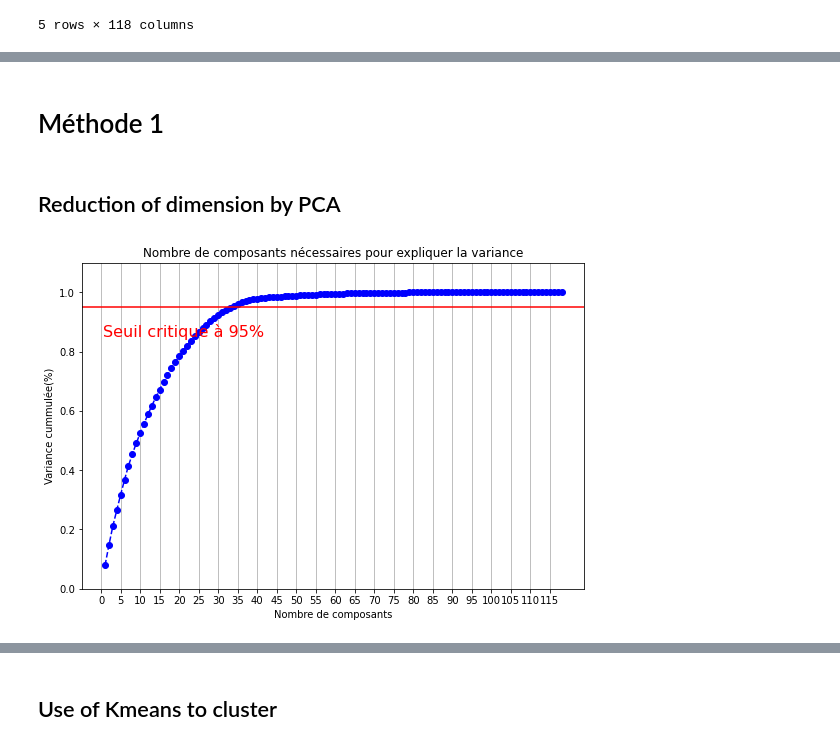
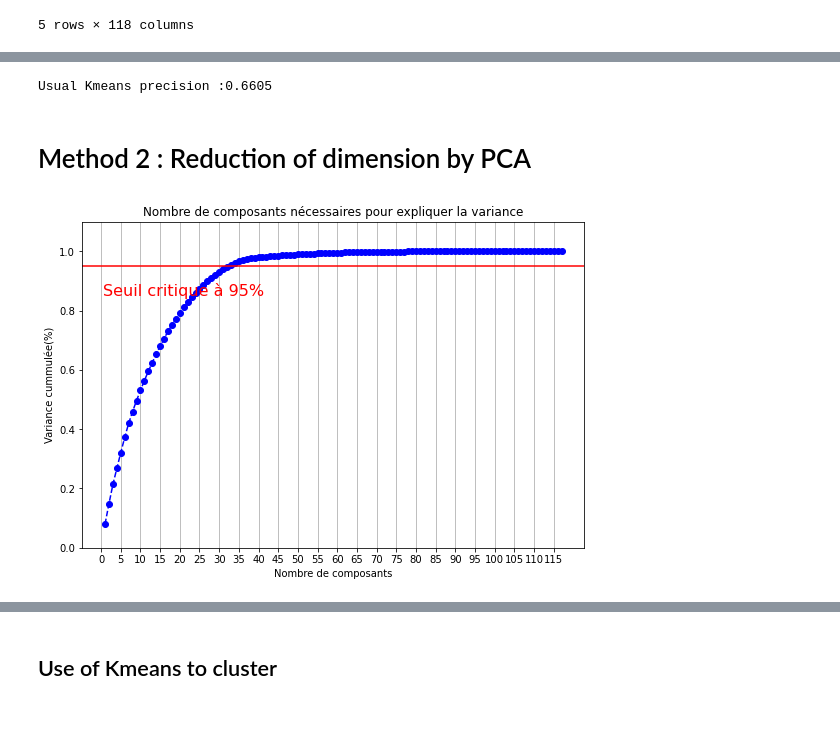
Before and after one commit to bgtm/attrition_prediction, a Jupyter notebook: notebooks/clustering.ipynb, the cells around one changed output, grey strips where cells are left out. Drawn from its saved outputs; the diff is of its cells as text; code cells hidden in the pictures; blank space fills up the shorter version.

```diff
--- a/notebooks/clustering.ipynb
+++ b/notebooks/clustering.ipynb
@@ -68,3 +83,6 @@ X_process.head()
 | 3 | 0.357143 | 0.0 | 0.923407 | 0.071429 | 0.75 | 1.000000 | 0.0 | 0.371429 | ... |
 | 4 | 0.214286 | 0.0 | 0.350036 | 0.035714 | 0.00 | 0.000000 | 1.0 | 0.142857 | ... |
 5 rows × 118 columns
+# %%
+y = X_process["y"]
+X_process = X_process.drop(columns=['y'])
@@ -71,4 +119,7 @@ X_process.head()
+# %%
+accuracy_kmeans = acc(y, y_pred_kmeans)
+print ('Usual Kmeans precision :' + str(round(accuracy_kmeans, 4)))
+# %% [output]
+Usual Kmeans precision :0.6605
 # %% [markdown]
-# Méthode 1
+# Method 2 : Reduction of dimension by PCA
-# %% [markdown]
-## Reduction of dimension by PCA
@@ -78,26 +126,26 @@ from sklearn.cluster import KMeans, DBSCAN #clustering methods
 # %%
 pca = PCA().fit(X_process)
 
 plt.rcParams["figure.figsize"] = (9,6)
 
 fig, ax = plt.subplots()
-xi = np.arange(1, 119, step=1)
-y = np.cumsum(pca.explained_variance_ratio_)
+xi = np.arange(1, 118, step=1)
+y_pca = np.cumsum(pca.explained_variance_ratio_)
 
 plt.ylim(0.0,1.1)
-plt.plot(xi, y, marker='o', linestyle='--', color='b')
+plt.plot(xi, y_pca, marker='o', linestyle='--', color='b')
 
 plt.xlabel('Nombre de composants')
-plt.xticks(np.arange(0, 119, step=5)) #change from 0-based array index to 1-based human-readable label
+plt.xticks(np.arange(0, 118, step=5)) #change from 0-based array index to 1-based human-readable label
 plt.ylabel('Variance cummulée(%)')
 plt.title('Nombre de composants nécessaires pour expliquer la variance')
 
 plt.axhline(y=0.95, color='r', linestyle='-')
 plt.text(0.5, 0.85, 'Seuil critique à 95%', color = 'red', fontsize=16)
 
 ax.grid(axis='x')
 plt.show()
 # %% [output]
-[figure, old version]
+[figure, new version]
 # %%
 def pca(X):
```
Also changed, not shown: parts of 40 cells of this notebook.
